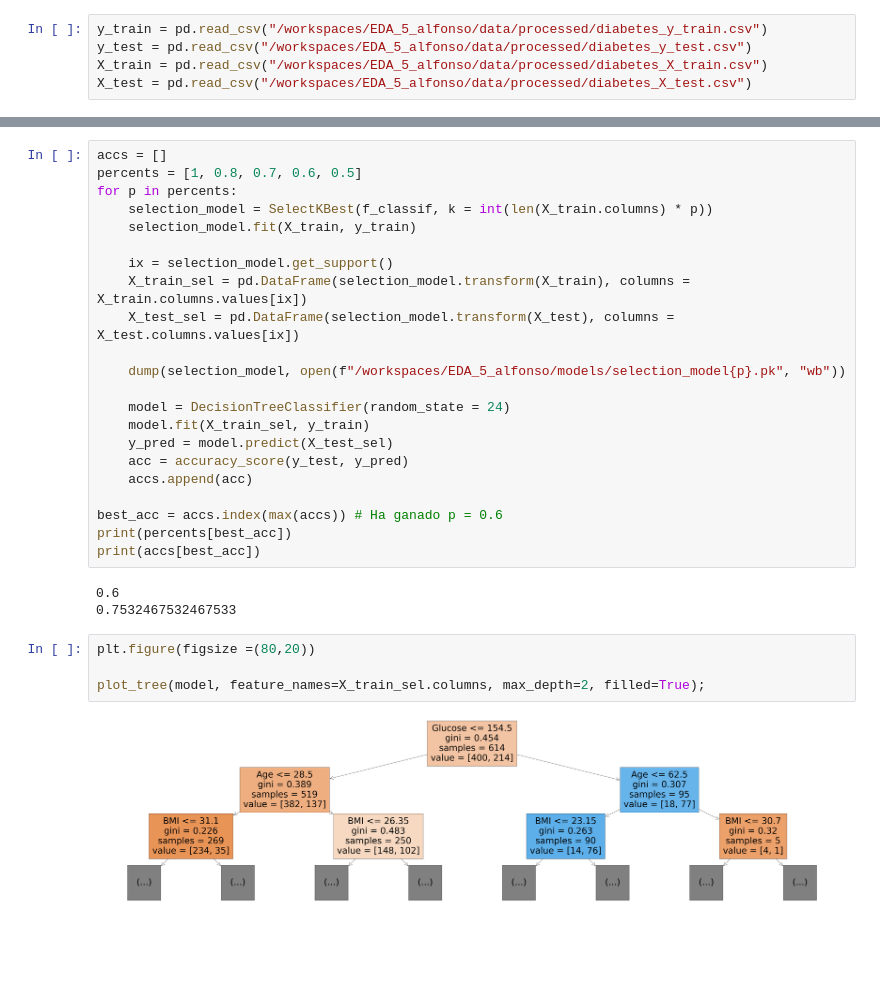
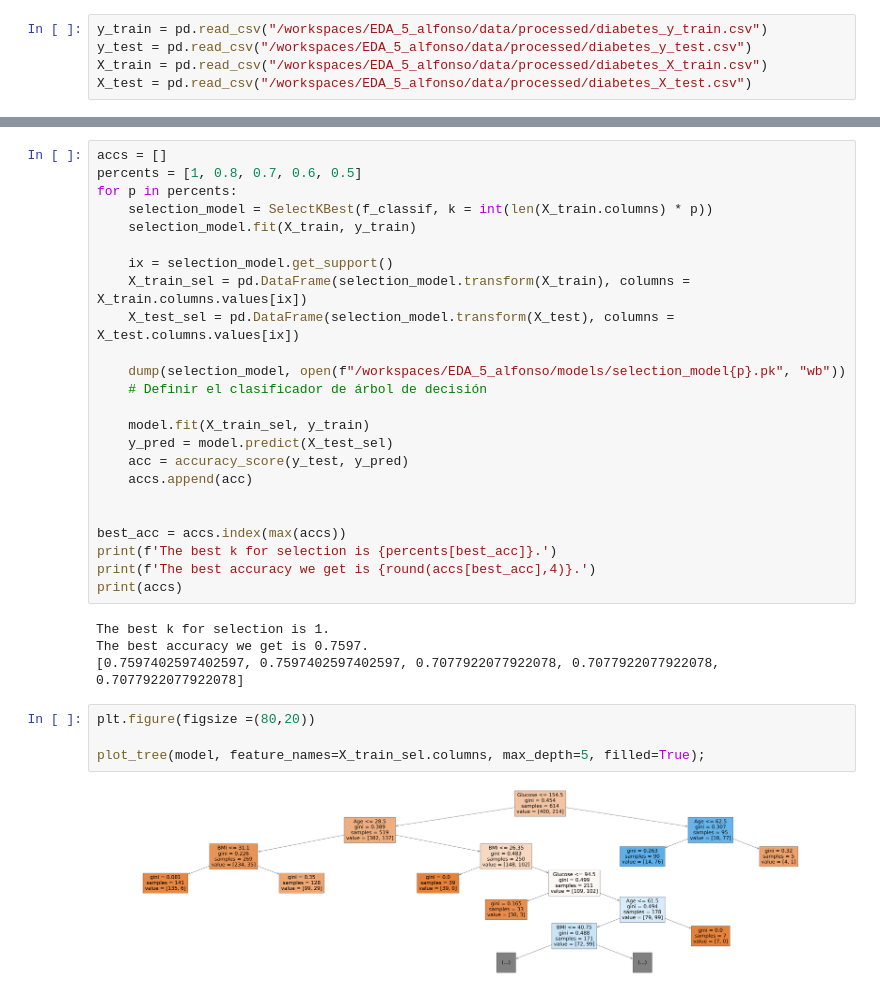
Before and after one commit to Alfonso-wav/EDA_5_alfonso_Random_Forest, a Jupyter notebook: src/4. ML_develop.ipynb, the cells around one changed output, grey strips where cells are left out. Drawn from its saved outputs; the diff is of its cells as text; blank space fills up the shorter version.

```diff
--- a/src/4. ML_develop.ipynb
+++ b/src/4. ML_develop.ipynb
@@ -23,22 +66,25 @@ for p in percents:
     X_test_sel = pd.DataFrame(selection_model.transform(X_test), columns = X_test.columns.values[ix])
 
     dump(selection_model, open(f"/workspaces/EDA_5_alfonso/models/selection_model{p}.pk", "wb"))
+    # Definir el clasificador de árbol de decisión
 
-    model = DecisionTreeClassifier(random_state = 24)
     model.fit(X_train_sel, y_train)
     y_pred = model.predict(X_test_sel)
     acc = accuracy_score(y_test, y_pred)
     accs.append(acc)
 
-best_acc = accs.index(max(accs)) # Ha ganado p = 0.6
-print(percents[best_acc])
-print(accs[best_acc])
+
+best_acc = accs.index(max(accs))
+print(f'The best k for selection is {percents[best_acc]}.')
+print(f'The best accuracy we get is {round(accs[best_acc],4)}.')
+print(accs)
 # %% [output]
-0.6
-0.7532467532467533
+The best k for selection is 1.
+The best accuracy we get is 0.7597.
+[0.7597402597402597, 0.7597402597402597, 0.7077922077922078, 0.7077922077922078, 0.7077922077922078]
 # %%
 plt.figure(figsize =(80,20))
 
-plot_tree(model, feature_names=X_train_sel.columns, max_depth=2, filled=True);
+plot_tree(model, feature_names=X_train_sel.columns, max_depth=5, filled=True);
 # %% [output]
-[figure, old version]
+[figure, new version]
```
Also changed, not shown: parts of 2 cells of this notebook.
